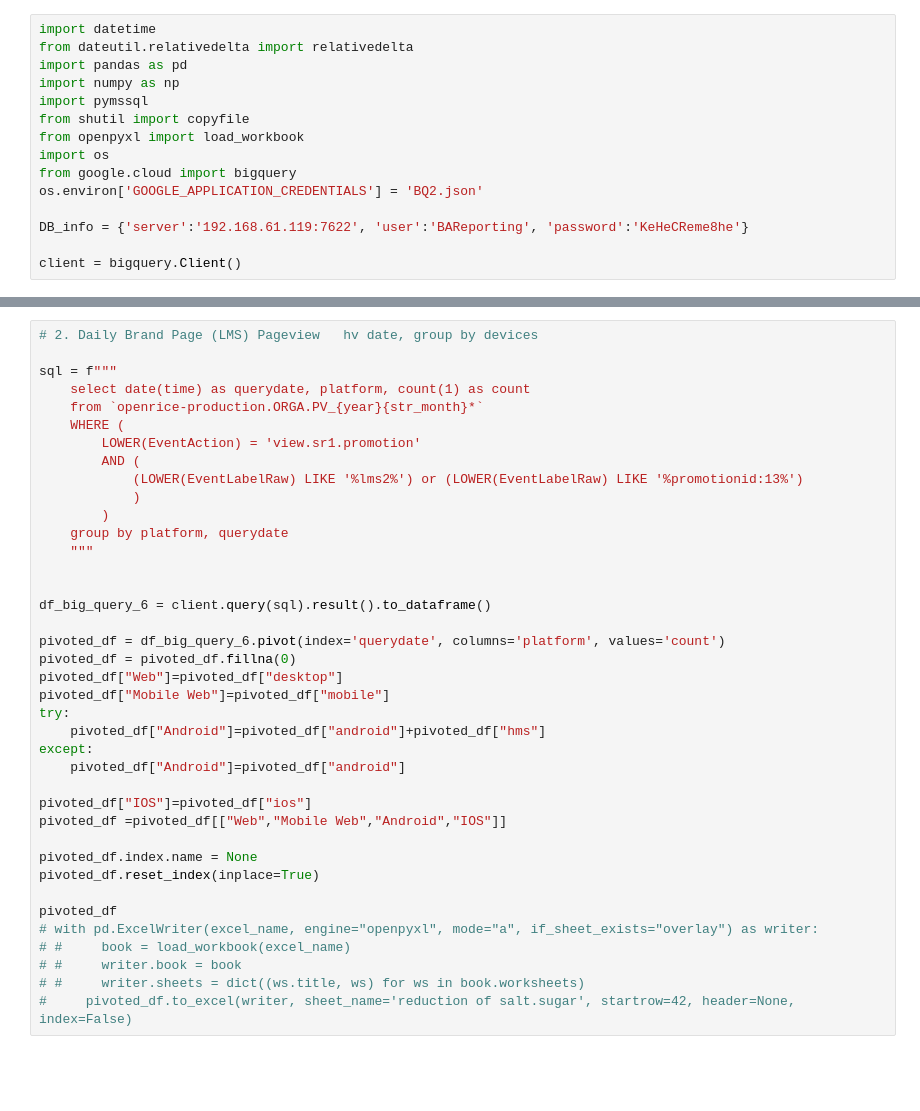
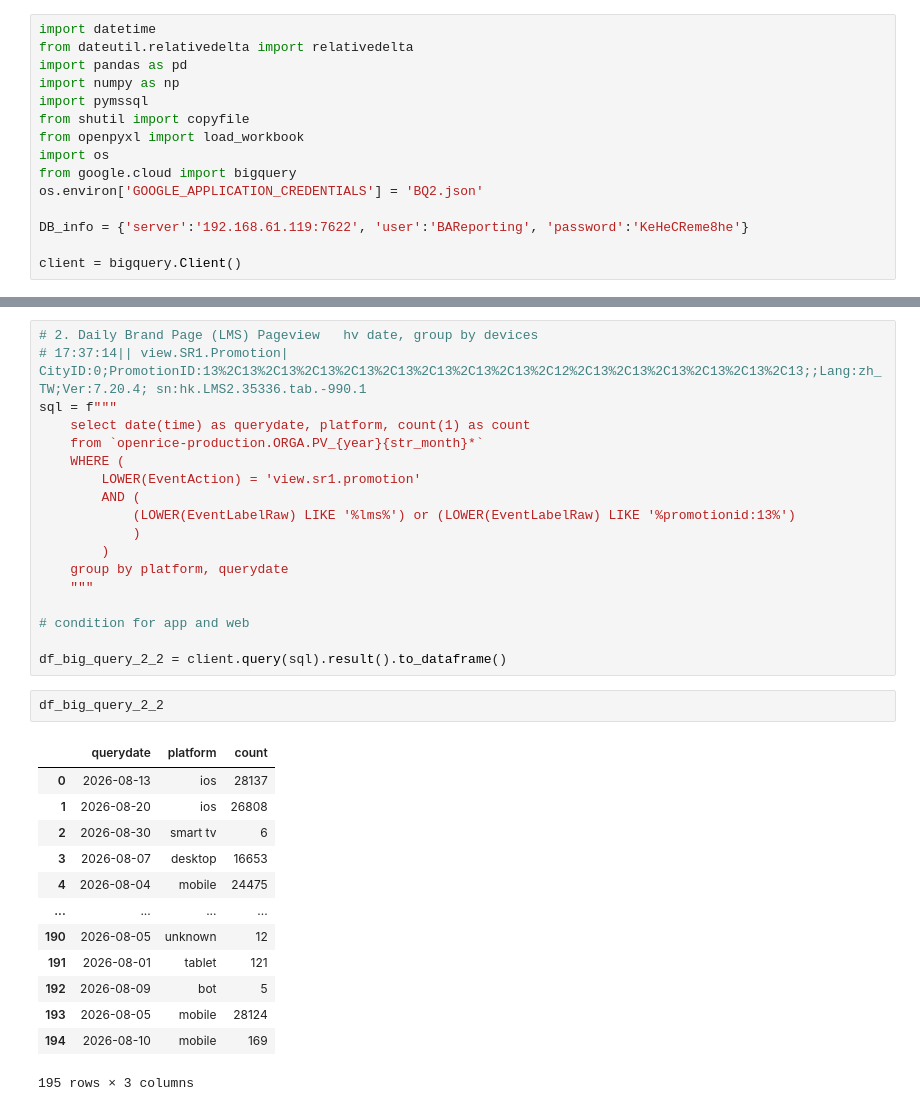
Before and after one commit to lenaopr/2026_09, a Jupyter notebook: 2026_09_21/LSLS/LSLS_1.ipynb, the cells around one changed output, grey strips where cells are left out. Drawn from its saved outputs; the diff is of its cells as text; blank space fills up the shorter version.

```diff
--- a/2026_09_21/LSLS/LSLS_1.ipynb
+++ b/2026_09_21/LSLS/LSLS_1.ipynb
@@ -106,39 +161,34 @@ df_big_query_3
 # %%
 # 2. Daily Brand Page (LMS) Pageview   hv date, group by devices
-
+# 17:37:14|| view.SR1.Promotion| CityID:0;PromotionID:13%2C13%2C13%2C13%2C13%2C13%2C13%2C13%2C13%2C12%2C13%2C13%2C13%2C13%2C13%2C13;;Lang:zh_TW;Ver:7.20.4; sn:hk.LMS2.35336.tab.-990.1
 sql = f"""
     select date(time) as querydate, platform, count(1) as count
     from `openrice-production.ORGA.PV_{year}{str_month}*`
     WHERE (
         LOWER(EventAction) = 'view.sr1.promotion'
         AND (
-            (LOWER(EventLabelRaw) LIKE '%lms2%') or (LOWER(EventLabelRaw) LIKE '%promotionid:13%')
+            (LOWER(EventLabelRaw) LIKE '%lms%') or (LOWER(EventLabelRaw) LIKE '%promotionid:13%')
             )
         )
     group by platform, querydate
     """
 
+# condition for app and web
 
-df_big_query_6 = client.query(sql).result().to_dataframe()
-
-pivoted_df = df_big_query_6.pivot(index='querydate', columns='platform', values='count')
-pivoted_df = pivoted_df.fillna(0)
-pivoted_df["Web"]=pivoted_df["desktop"]
-pivoted_df["Mobile Web"]=pivoted_df["mobile"]
-try:
-    pivoted_df["Android"]=pivoted_df["android"]+pivoted_df["hms"]
-except:
-    pivoted_df["Android"]=pivoted_df["android"]
-
-pivoted_df["IOS"]=pivoted_df["ios"]
-pivoted_df =pivoted_df[["Web","Mobile Web","Android","IOS"]]
-
-pivoted_df.index.name = None
-pivoted_df.reset_index(inplace=True)
-
-pivoted_df
-# with pd.ExcelWriter(excel_name, engine="openpyxl", mode="a", if_sheet_exists="overlay") as writer:
-# #     book = load_workbook(excel_name)
-# #     writer.book = book
-# #     writer.sheets = dict((ws.title, ws) for ws in book.worksheets)
-#     pivoted_df.to_excel(writer, sheet_name='reduction of salt.sugar', startrow=42, header=None, index=False)
+df_big_query_2_2 = client.query(sql).result().to_dataframe()
+# %%
+df_big_query_2_2
+# %% [output]
+|  | querydate | platform | count |
+| 0 | 2026-08-13 | ios | 28137 |
+| 1 | 2026-08-20 | ios | 26808 |
+| 2 | 2026-08-30 | smart tv | 6 |
+| 3 | 2026-08-07 | desktop | 16653 |
+| 4 | 2026-08-04 | mobile | 24475 |
+| ... | ... | ... | ... |
+| 190 | 2026-08-05 | unknown | 12 |
+| 191 | 2026-08-01 | tablet | 121 |
+| 192 | 2026-08-09 | bot | 5 |
+| 193 | 2026-08-05 | mobile | 28124 |
+| 194 | 2026-08-10 | mobile | 169 |
+195 rows × 3 columns
```
Also changed, not shown: parts of 14 cells of this notebook, 4 other files.
